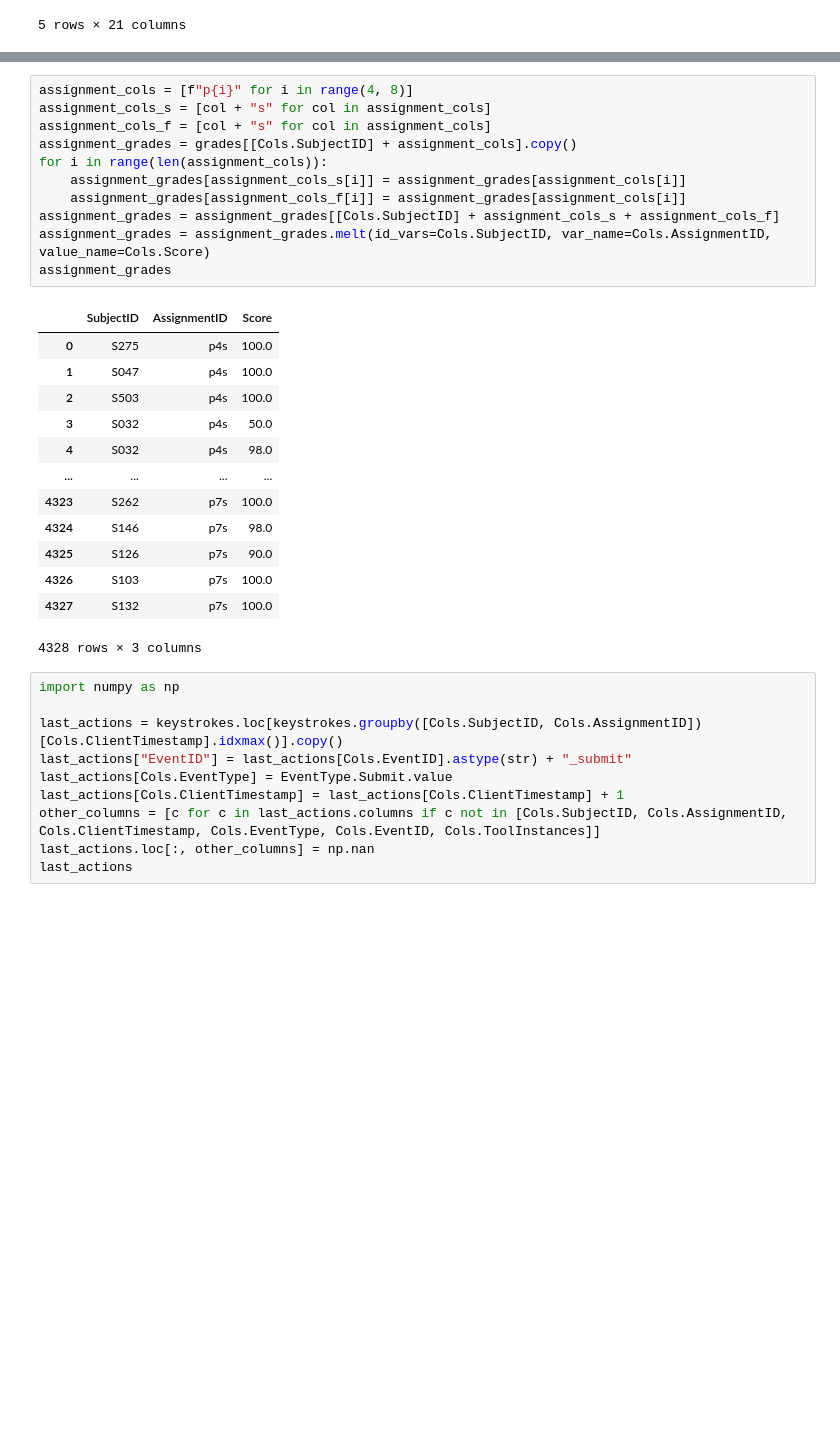
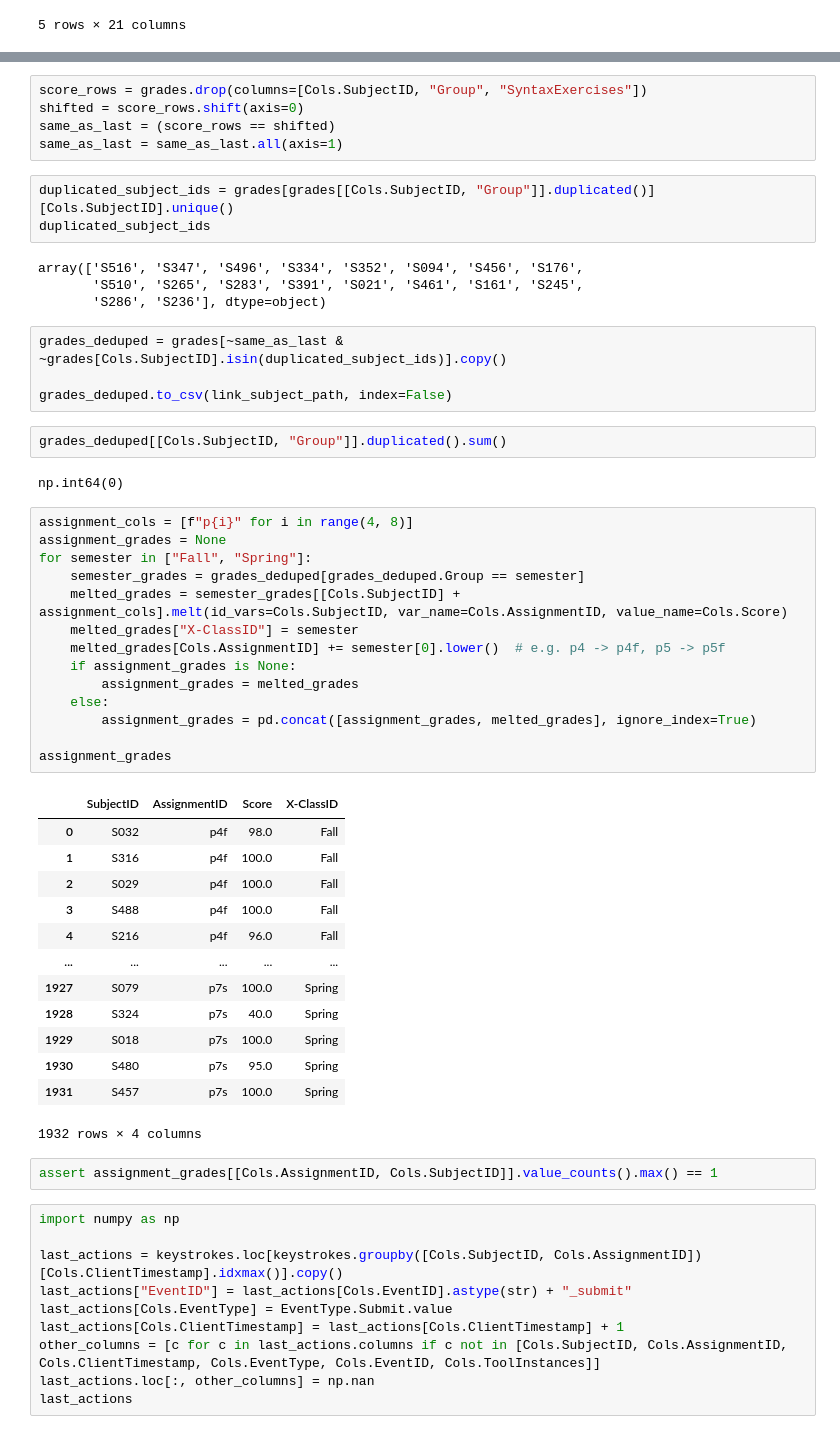
Before and after one commit to CSSPLICE/ProgSnapToolkit, a Jupyter notebook: src/converters/edwards2019.ipynb, the cells around one changed output, grey strips where cells are left out. Drawn from its saved outputs; the diff is of its cells as text; blank space fills up the shorter version.

```diff
--- a/src/converters/edwards2019.ipynb
+++ b/src/converters/edwards2019.ipynb
@@ -153,31 +148,56 @@ grades.head()
 | 2 | S503 | Spring | False | 100.0 | 100 | 100.0 | 95.0 | 45.0 | 84.0 | 68.0 |
 | 3 | S032 | Spring | False | 50.0 | 90 | 44.0 | 98.0 | 60.0 | 46.0 | 50.0 |
 | 4 | S032 | Fall | True | 98.0 | 100 | NaN | 0.0 | 0.0 | 62.0 | NaN |
+# %%
+score_rows = grades.drop(columns=[Cols.SubjectID, "Group", "SyntaxExercises"])
+shifted = score_rows.shift(axis=0)
+same_as_last = (score_rows == shifted)
+same_as_last = same_as_last.all(axis=1)
+# %%
+duplicated_subject_ids = grades[grades[[Cols.SubjectID, "Group"]].duplicated()][Cols.SubjectID].unique()
+duplicated_subject_ids
+# %% [output]
+array(['S516', 'S347', 'S496', 'S334', 'S352', 'S094', 'S456', 'S176',
+       'S510', 'S265', 'S283', 'S391', 'S021', 'S461', 'S161', 'S245',
+       'S286', 'S236'], dtype=object)
+# %%
+grades_deduped = grades[~same_as_last & ~grades[Cols.SubjectID].isin(duplicated_subject_ids)].copy()
+
+grades_deduped.to_csv(link_subject_path, index=False)
+# %%
+grades_deduped[[Cols.SubjectID, "Group"]].duplicated().sum()
+# %% [output]
+np.int64(0)
 # %%
 assignment_cols = [f"p{i}" for i in range(4, 8)]
-assignment_cols_s = [col + "s" for col in assignment_cols]
-assignment_cols_f = [col + "s" for col in assignment_cols]
-assignment_grades = grades[[Cols.SubjectID] + assignment_cols].copy()
-for i in range(len(assignment_cols)):
-    assignment_grades[assignment_cols_s[i]] = assignment_grades[assignment_cols[i]]
-    assignment_grades[assignment_cols_f[i]] = assignment_grades[assignment_cols[i]]
-assignment_grades = assignment_grades[[Cols.SubjectID] + assignment_cols_s + assignment_cols_f]
-assignment_grades = assignment_grades.melt(id_vars=Cols.SubjectID, var_name=Cols.AssignmentID, value_name=Cols.Score)
+assignment_grades = None
+for semester in ["Fall", "Spring"]:
+    semester_grades = grades_deduped[grades_deduped.Group == semester]
+    melted_grades = semester_grades[[Cols.SubjectID] + assignment_cols].melt(id_vars=Cols.SubjectID, var_name=Cols.AssignmentID, value_name=Cols.Score)
+    melted_grades["X-ClassID"] = semester
+    melted_grades[Cols.AssignmentID] += semester[0].lower()  # e.g. p4 -> p4f, p5 -> p5f
+    if assignment_grades is None:
+        assignment_grades = melted_grades
+    else:
+        assignment_grades = pd.concat([assignment_grades, melted_grades], ignore_index=True)
+
 assignment_grades
 # %% [output]
-|  | SubjectID | AssignmentID | Score |
-| 0 | S275 | p4s | 100.0 |
-| 1 | S047 | p4s | 100.0 |
-| 2 | S503 | p4s | 100.0 |
-| 3 | S032 | p4s | 50.0 |
-| 4 | S032 | p4s | 98.0 |
-| ... | ... | ... | ... |
-| 4323 | S262 | p7s | 100.0 |
-| 4324 | S146 | p7s | 98.0 |
-| 4325 | S126 | p7s | 90.0 |
-| 4326 | S103 | p7s | 100.0 |
-| 4327 | S132 | p7s | 100.0 |
+|  | SubjectID | AssignmentID | Score | X-ClassID |
+| 0 | S032 | p4f | 98.0 | Fall |
+| 1 | S316 | p4f | 100.0 | Fall |
+| 2 | S029 | p4f | 100.0 | Fall |
+| 3 | S488 | p4f | 100.0 | Fall |
+| 4 | S216 | p4f | 96.0 | Fall |
+| ... | ... | ... | ... | ... |
+| 1927 | S079 | p7s | 100.0 | Spring |
+| 1928 | S324 | p7s | 40.0 | Spring |
+| 1929 | S018 | p7s | 100.0 | Spring |
+| 1930 | S480 | p7s | 95.0 | Spring |
+| 1931 | S457 | p7s | 100.0 | Spring |
-4328 rows × 3 columns
+1932 rows × 4 columns
+# %%
+assert assignment_grades[[Cols.AssignmentID, Cols.SubjectID]].value_counts().max() == 1
 # %%
 import numpy as np
 
```
Also changed, not shown: parts of 9 cells of this notebook, 3 other files.
